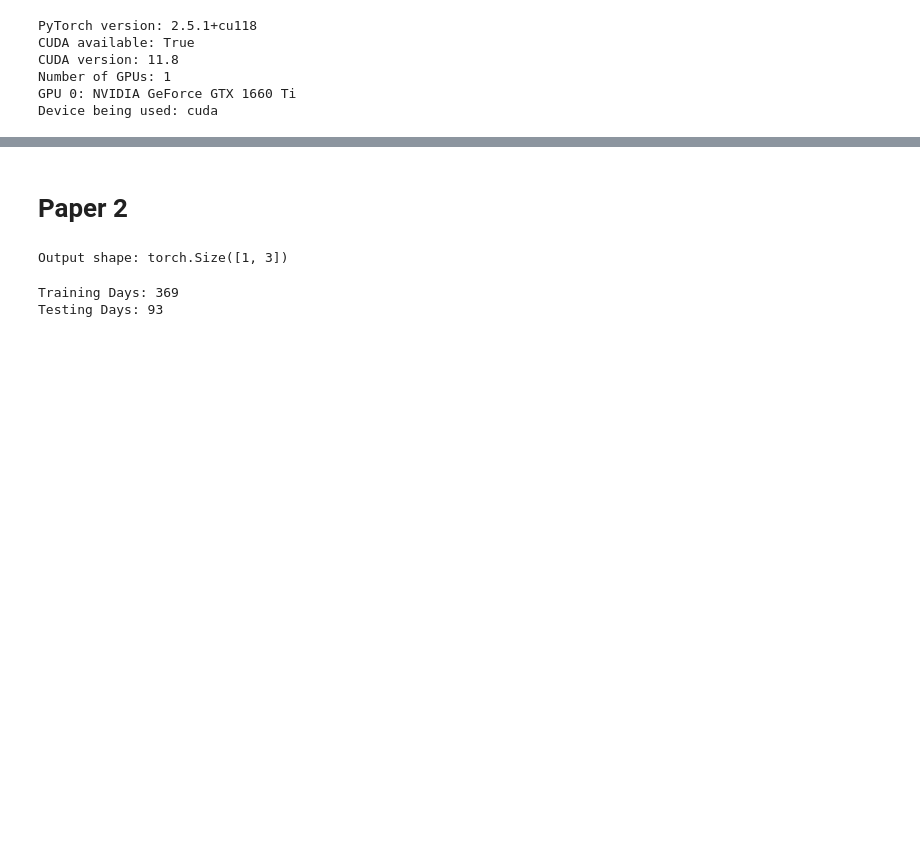
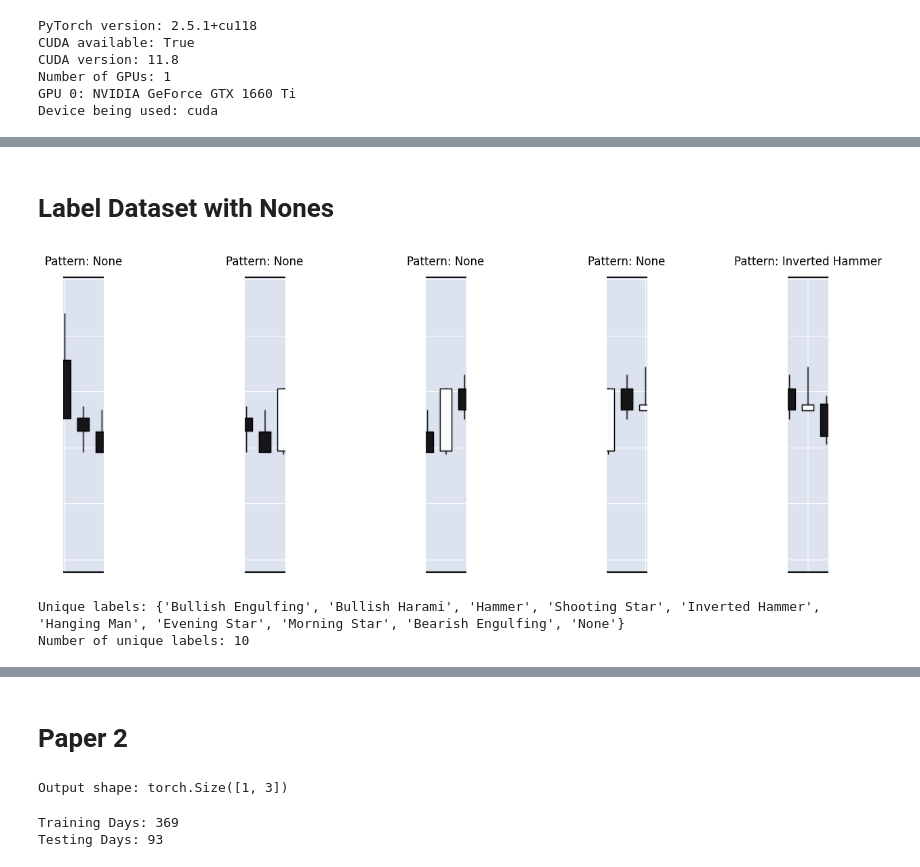
Before and after one commit to cbn0006/COMP6970, a Jupyter notebook: Final Project/COMP 6970 Final Project.ipynb, the cells around one changed output, grey strips where cells are left out. Cells and saved outputs as stored; diff of their text form; code cells hidden in the pictures; blank space fills up the shorter version.

```diff
--- a/Final Project/COMP 6970 Final Project.ipynb
+++ b/Final Project/COMP 6970 Final Project.ipynb
@@ -74,0 +482,80 @@ Device being used: cuda
+# %% [markdown]
+# Label Dataset with Nones
+# %%
+'''
+Full dataset with None labels included. This is what you will see in the real world.
+'''
+
+image_dir = f'./labeling/20_minute_intervals'
+csv_path = f"./labeling/{symbol}_minute_data_cleaned_labeled.csv"
+
+csv_data = pd.read_csv(csv_path)
+csv_data['datetime'] = pd.to_datetime(csv_data['datetime'])
+
+x_start = 192
+x_end = 677
+total_width = x_end - x_start
+window_width = 55
+overlap_increment = 25
+
+all_candlestick_images = []
+all_candlestick_labels = []
+
+for filename in os.listdir(image_dir):
+    if filename.endswith(".png") and symbol in filename:
+        parts = filename.split('_')
+        date_str = parts[2]
+        time_str = parts[3][:4]
+        datetime_str = f"{date_str[:4]}-{date_str[4:6]}-{date_str[6:]} {time_str[:2]}:{time_str[2:]}"
+        start_datetime = datetime.strptime(datetime_str, "%Y-%m-%d %H:%M")
+
+        start_index = csv_data[csv_data['datetime'] == start_datetime].index
+        if len(start_index) == 0:
+            print(f"No matching datetime found in CSV for file {filename}")
+            continue
+        start_index = start_index[0]
+
+        image_path = os.path.join(image_dir, filename)
+        image = cv2.imread(image_path)
+
+        candlestick_images = []
+        candlestick_labels = []
+        for i in range(18):
+            section_start = x_start + i * overlap_increment
+            section_end = section_start + window_width
+
+            if section_end > x_end:
+                break
+
+            candlestick_crop = image[60:475, section_start:section_end]
+            candlestick_images.append(candlestick_crop)
+
+            label_index = start_index + i + 1
+            if label_index < len(csv_data):
+                label = csv_data["Candlestick Pattern"].iloc[label_index]
+                if pd.isna(label):
+                    label = "None"
+                candlestick_labels.append(label)
+
+        all_candlestick_images.extend(candlestick_images)
+        all_candlestick_labels.extend(candlestick_labels)
+
+num_images_to_display = 5
+fig, axes = plt.subplots(1, num_images_to_display, figsize=(15, 5))
+
+for idx in range(num_images_to_display):
+    image_rgb = cv2.cvtColor(all_candlestick_images[idx], cv2.COLOR_BGR2RGB)
+    axes[idx].imshow(image_rgb)
+    axes[idx].set_title(f"Pattern: {all_candlestick_labels[idx]}")
+    axes[idx].axis('off')
+
+plt.tight_layout()
+plt.show()
+
+unique_labels = set(all_candlestick_labels)
+print("Unique labels:", unique_labels)
+print("Number of unique labels:", len(unique_labels))
+# %% [output]
+[figure, added]
+Unique labels: {'Bullish Engulfing', 'Bullish Harami', 'Hammer', 'Shooting Star', 'Inverted Hammer', 'Hanging Man', 'Evening Star', 'Morning Star', 'Bearish Engulfing', 'None'}
+Number of unique labels: 10
```
Also changed, not shown: parts of 32 cells of this notebook, 9 other files.
